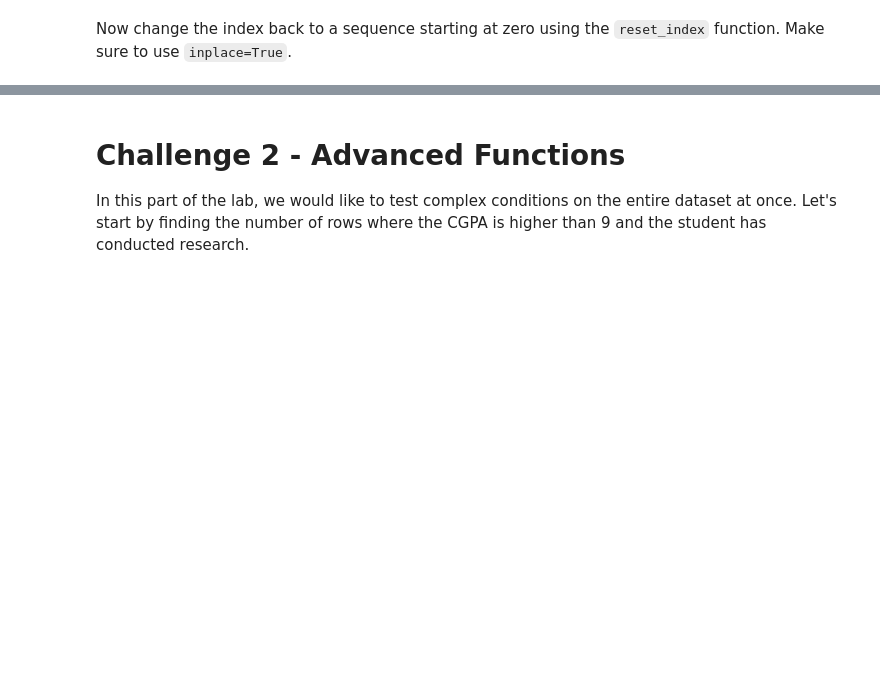
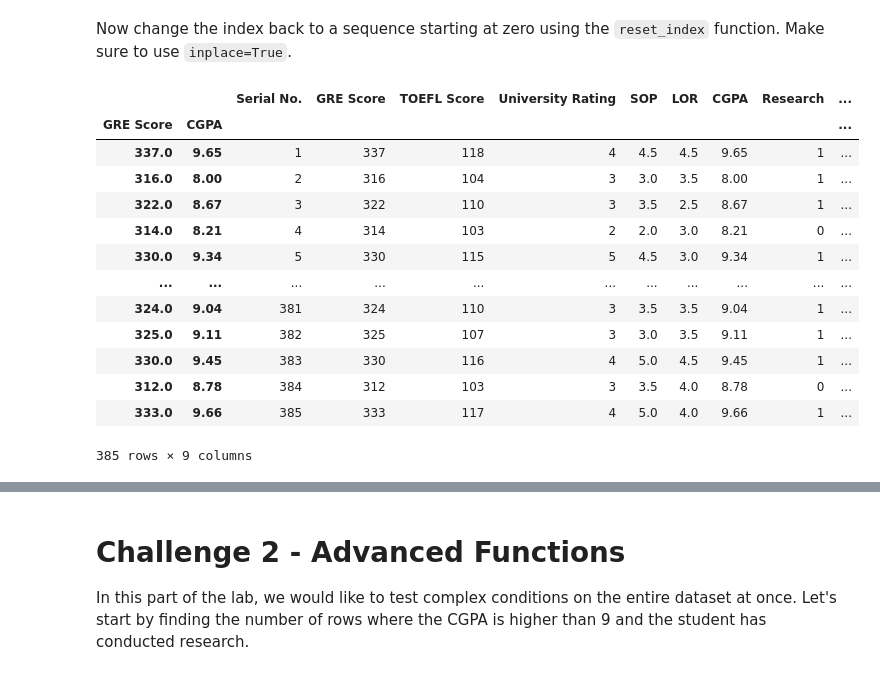
Before and after one commit to zepcerqueira/lab-advanced-pandas, a Jupyter notebook: your-code/main.ipynb, the cells around one changed output, grey strips where cells are left out. Cells and saved outputs as stored; diff of their text form; code cells hidden in the pictures; blank space fills up the shorter version.

```diff
--- a/your-code/main.ipynb
+++ b/your-code/main.ipynb
@@ -15,3 +18,5 @@ Load the dataset from Ironhack's database:
 * table: `admissions predict`
 # %%
 # your code here
+admission_df = pd.read_csv("Admission_Predict.csv")
+admission_df
@@ -21,0 +39,6 @@ Remove trailing spaces at the end of the column names if there are any.
+# %%
+# your code here
+admission_df = admission_df.applymap(lambda x: x.rstrip() if isinstance(x, str) else x)
+admission_df
+
+#i dont think it as changed anything
@@ -31,3 +89,5 @@ Before beginning to work with this dataset and evaluating graduate admissions da
 Interestingly, there is a column that uniquely identifies the applicants. This column is the serial number column. Instead of having our own index, we should make this column our index. Do this in the cell below. Keep the column in the dataframe in addition to making it an index.
 # %%
 # your code here
+
+admission_df.set_index("Serial No.")
@@ -43,0 +129,21 @@ Now change the index back to a sequence starting at zero using the `reset_index`
+# %%
+# your code here
+
+admission_df.index = pd.MultiIndex.from_arrays(admission_df[['GRE Score', 'CGPA']].values.T, names=['GRE Score', 'CGPA'])
+
+admission_df
+# %% [output]
+|  |  | Serial No. | GRE Score | TOEFL Score | University Rating | SOP | LOR | CGPA | Research | ... |
+| GRE Score | CGPA |  |  |  |  |  |  |  |  | ... |
+| 337.0 | 9.65 | 1 | 337 | 118 | 4 | 4.5 | 4.5 | 9.65 | 1 | ... |
+| 316.0 | 8.00 | 2 | 316 | 104 | 3 | 3.0 | 3.5 | 8.00 | 1 | ... |
+| 322.0 | 8.67 | 3 | 322 | 110 | 3 | 3.5 | 2.5 | 8.67 | 1 | ... |
+| 314.0 | 8.21 | 4 | 314 | 103 | 2 | 2.0 | 3.0 | 8.21 | 0 | ... |
+| 330.0 | 9.34 | 5 | 330 | 115 | 5 | 4.5 | 3.0 | 9.34 | 1 | ... |
+| ... | ... | ... | ... | ... | ... | ... | ... | ... | ... | ... |
+| 324.0 | 9.04 | 381 | 324 | 110 | 3 | 3.5 | 3.5 | 9.04 | 1 | ... |
+| 325.0 | 9.11 | 382 | 325 | 107 | 3 | 3.0 | 3.5 | 9.11 | 1 | ... |
+| 330.0 | 9.45 | 383 | 330 | 116 | 4 | 5.0 | 4.5 | 9.45 | 1 | ... |
+| 312.0 | 8.78 | 384 | 312 | 103 | 3 | 3.5 | 4.0 | 8.78 | 0 | ... |
+| 333.0 | 9.66 | 385 | 333 | 117 | 4 | 5.0 | 4.0 | 9.66 | 1 | ... |
+385 rows × 9 columns
```
Also changed, not shown: parts of 20 cells of this notebook, 1 other file.
